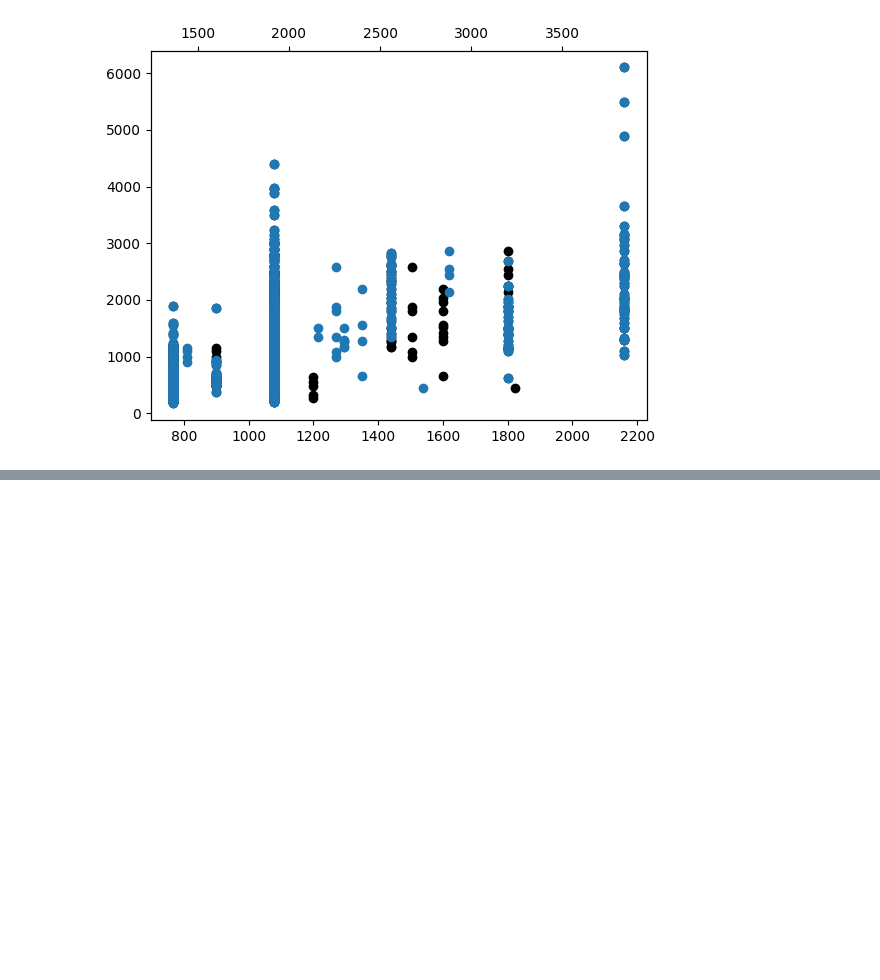
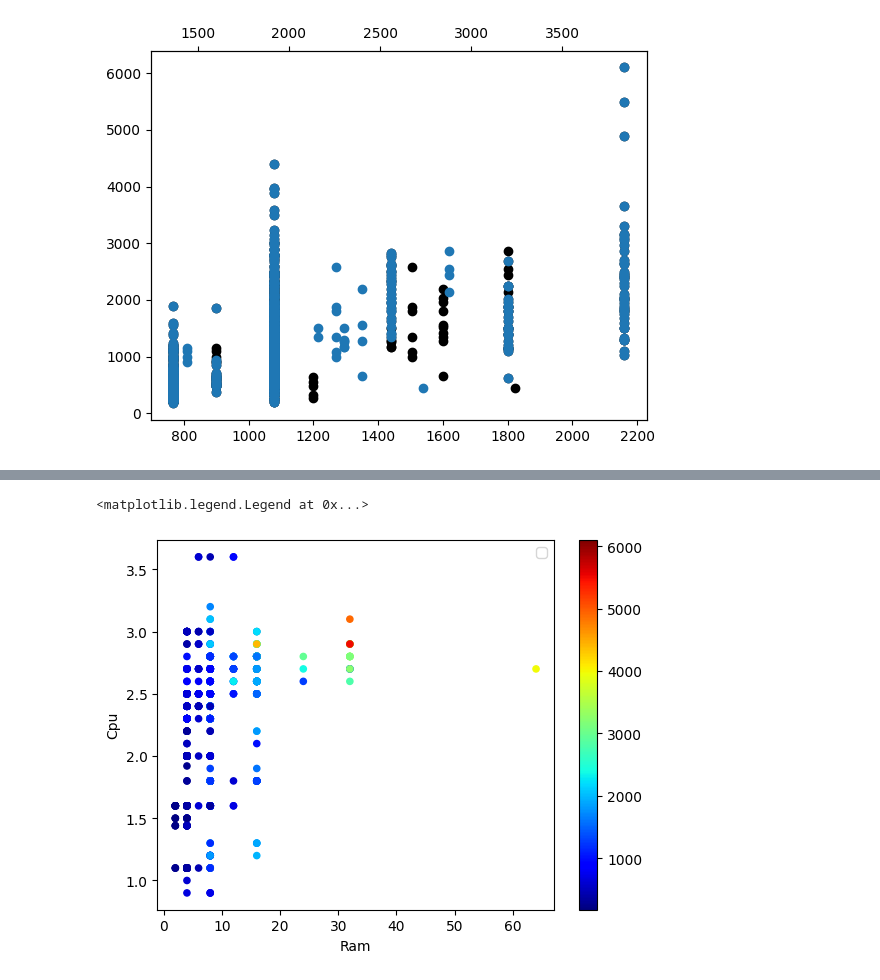
Before and after one commit to Prashant-Bista/Laptop_price_predict, a Jupyter notebook: laptop_predict.ipynb, the cells around one changed output, grey strips where cells are left out. Drawn from its saved outputs; the diff is of its cells as text; code cells hidden in the pictures; blank space fills up the shorter version.

```diff
--- a/laptop_predict.ipynb
+++ b/laptop_predict.ipynb
@@ -337 +302,32 @@ trainx
 1042 rows × 15 columns
+# %%
+from sklearn.base import TransformerMixin,BaseEstimator
+from sklearn.cluster import KMeans
+from sklearn.metrics.pairwise import rbf_kernel
+class ClusterClone(TransformerMixin,BaseEstimator):
+    def __init__(self,n_clusters=10,gamma=1,random_state=42):
+        self.n_clusters=n_clusters
+        self.gamma= gamma
+        self.random_state= random_state
+    def fit(self,X,y=None,sample_weight=None):
+        self.kmeans=KMeans(n_clusters=self.n_clusters)
+        self.kmeans.fit(X,sample_weight=sample_weight)
+        return self
+    def transform(self,X):
+        return rbf_kernel(X,self.kmeans.cluster_centers_,gamma=self.gamma,)
+    def get_feature_names_out(self,names=None):
+        return [f"{i} cluster similarity" for i in self.kmeans.cluster_centers_]
+# %%
+cluster=ClusterClone()
+simil=cluster.fit_transform(to_check[["Ram(GB)","Cpu_freq(GHz)"]],sample_weight=to_check["Price_euros"])
+# %%
+to_check["Gpu_max_similarity"]=simil.max(axis=1)
+# %%
+to_check.plot(kind="scatter",x="Ram(GB)",y="Cpu_freq(GHz)",c=to_check["Price_euros"],cmap="jet",)
+plt.xlabel("Ram")
+plt.ylabel("Cpu")
+plt.get_cmap()
+plt.legend()
+# %% [output]
+<matplotlib.legend.Legend at 0x...>
+[figure, added]
```
Also changed, not shown: parts of 12 cells of this notebook.
